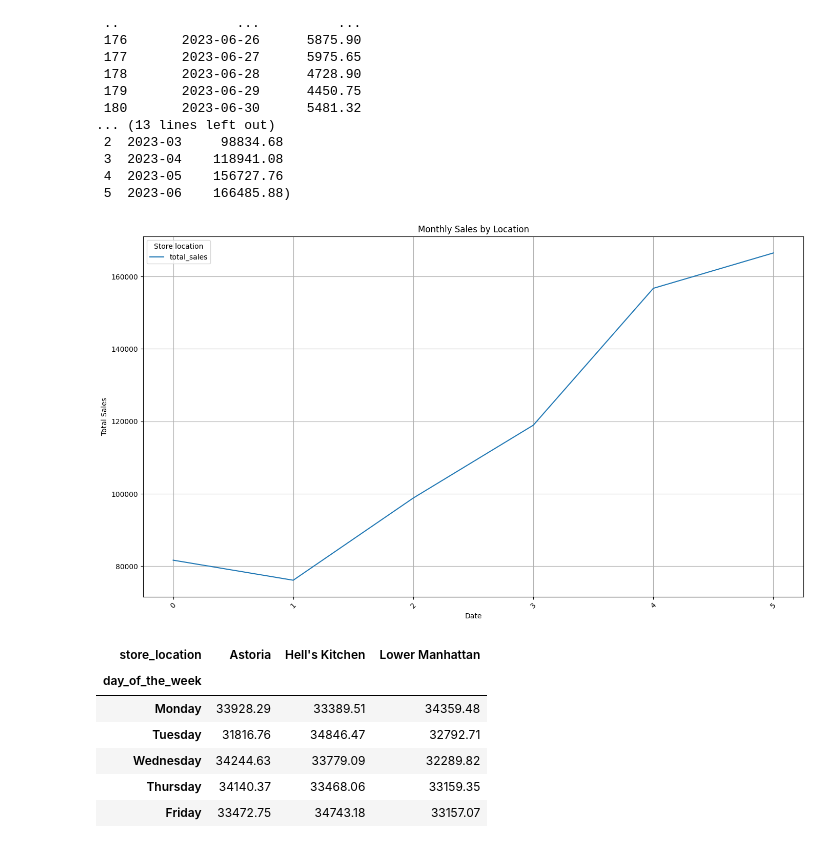
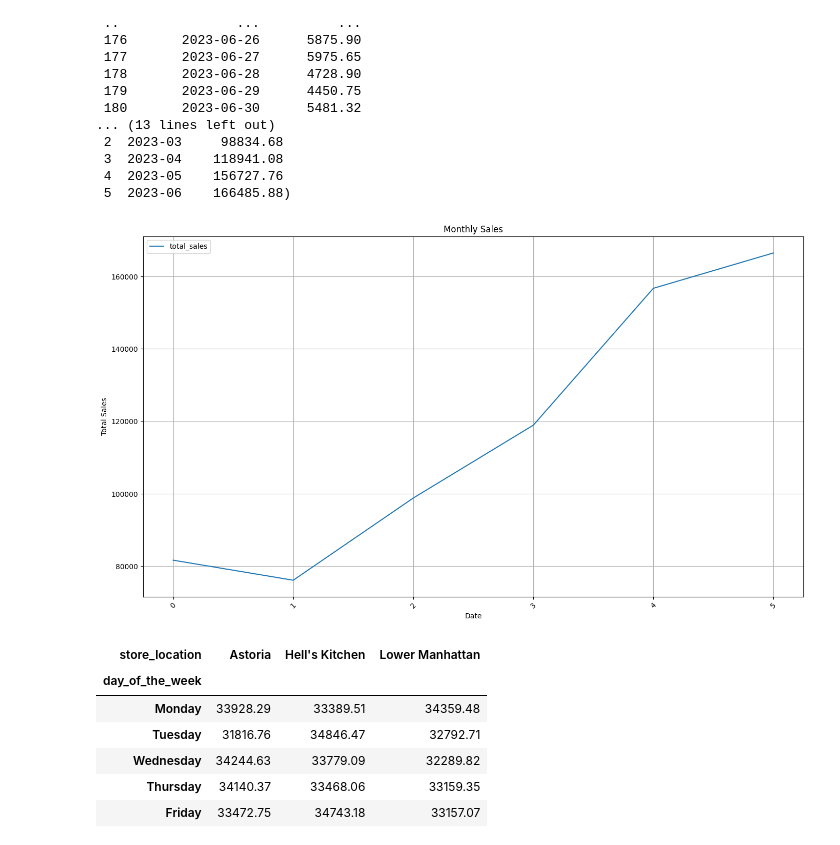
Before and after one commit to nkorlov-data/Coffee-Sales-EDA, a Jupyter notebook: Coffee_Sales_Analysis.ipynb, the cells around one changed output. Saved outputs shown, nothing was run; the diff lists cells and outputs as text; code cells hidden in the pictures.

```diff
--- a/Coffee_Sales_Analysis.ipynb
+++ b/Coffee_Sales_Analysis.ipynb
@@ -162,16 +160,15 @@ daily_sales, weekly_sales, monthly_sales
  4  2023-05    156727.76
  5  2023-06    166485.88)
 # %%
-monthly_sales.plot(figsize=(14,8), title = "Monthly Sales by Location")
+monthly_sales.plot(figsize=(14,8), title = "Monthly Sales")
 plt.xlabel("Date")
 plt.ylabel("Total Sales")
-plt.legend(title = "Store location")
 plt.grid(True)
 plt.xticks(rotation = 45)
 plt.tight_layout()
 plt.show()
 # %% [output]
-[figure, old version]
+[figure, new version]
 # %%
 weekly_sales = df.groupby(["day_of_the_week", "store_location" ])["total_sales"].sum().unstack().reindex(["Monday", "Tuesday", "Wednesday", "Thursday", "Friday", "Saturday", "Sunday"])
 weekly_sales
```
Also changed, not shown: parts of 10 cells of this notebook.
